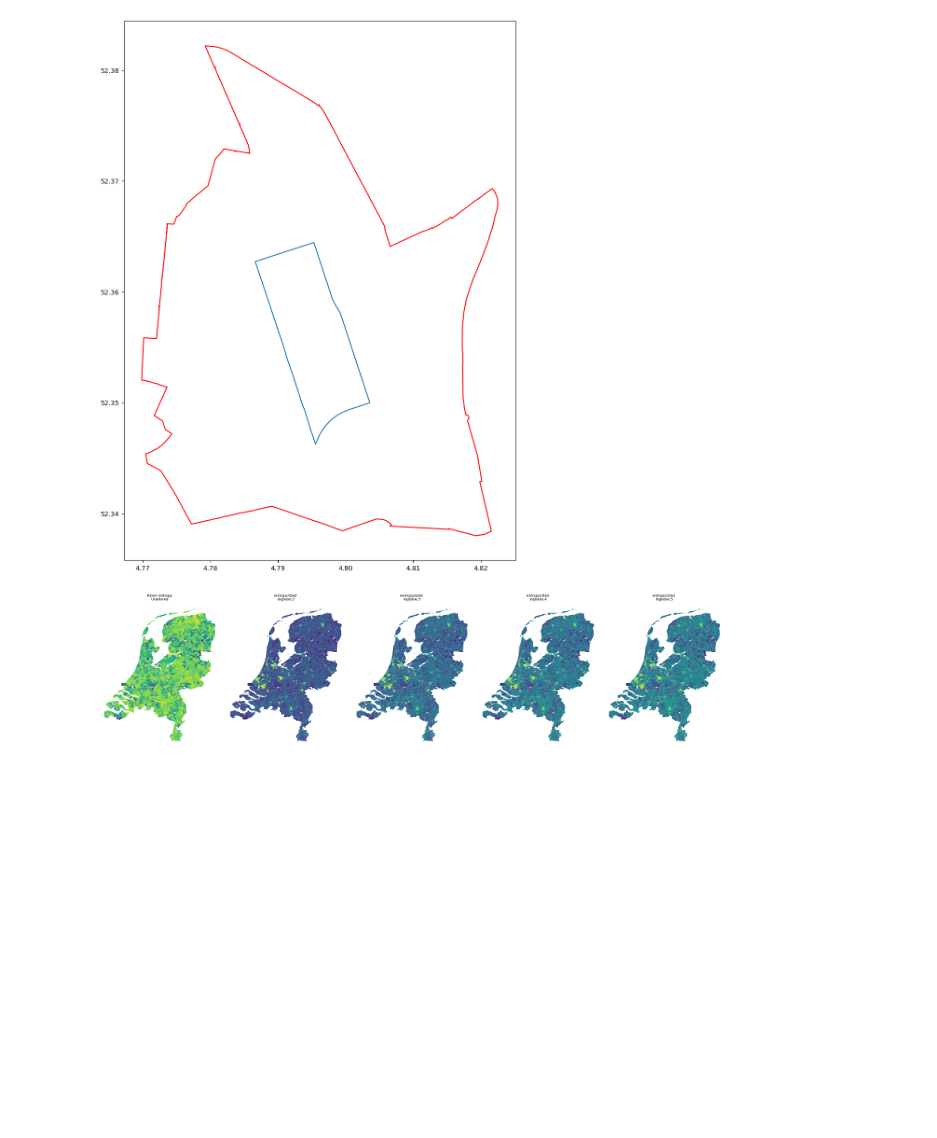
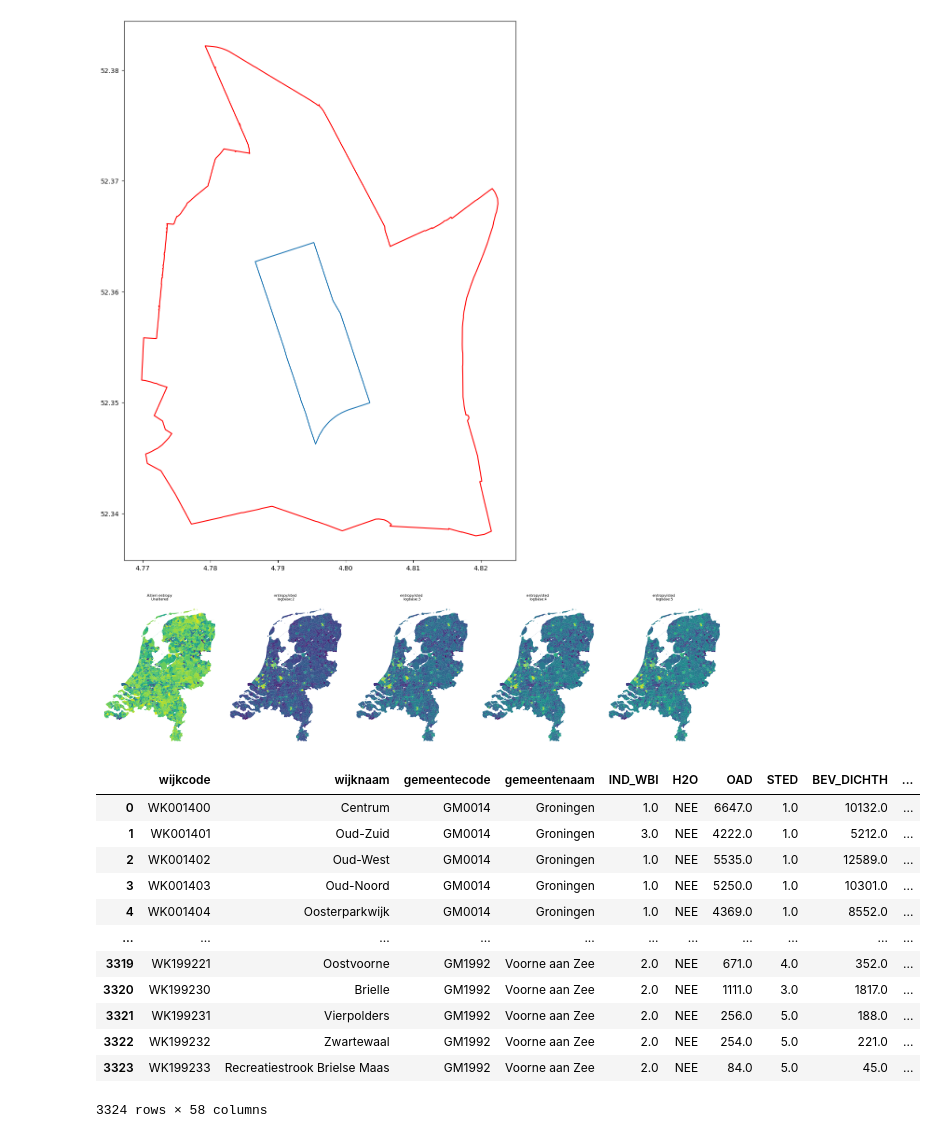
Before and after one commit to Jleeuwenburgh/UrbAN, a Jupyter notebook: wijkplot.ipynb, the cells around one changed output. Drawn from its saved outputs; the diff is of its cells as text; code cells hidden in the pictures; blank space fills up the shorter version.

```diff
--- a/wijkplot.ipynb
+++ b/wijkplot.ipynb
@@ -153,7 +151,7 @@ plt.tight_layout()
 # %% [output]
 [figure]
 # %%
-gemeenten = gpd.read_parquet("data/gemeenten_RE.parquet")
+wijken = gpd.read_parquet("data/wijken_stedent.parquet")
 
 import plotly.colors as pc
 def get_color_from_colorscale(value, colorscale, vmin=0, vmax=1):
@@ -173,35 +171,51 @@ def get_color_from_colorscale(value, colorscale, vmin=0, vmax=1):
 
     # Normalize the value to be within [0, 1]
     norm_value = (value - vmin) / (vmax - vmin)
     norm_value = min(max(norm_value, 0), 1)  # Ensure the value is within [0, 1]
 
     len_colorscale = len(colorscale)
     cutoffs = np.linspace(0, 1, len_colorscale)
 
     lowcolor = None
     highcolor = None
     # find the two closest cutoffs
     for i in range(len_colorscale):
         if cutoffs[i] <= norm_value <= cutoffs[i + 1]:
             lowcolor = colorscale[i]
             highcolor = colorscale[i + 1]
             break
 
     # Use the get_continuous_color function to get the color
     color = pc.find_intermediate_color(
         lowcolor=lowcolor,
         highcolor=highcolor,
         intermed=norm_value,
         colortype='rgb'
     )
 
     return color
 
-vmin = gemeenten["RE_L0_1"].min()
-vmax = gemeenten["RE_L0_1"].max()
+vmin = wijken["sted/entropy"].min()
+vmax = wijken["sted/entropy"].max()
 
-colorscale = pc.sequential.Oryel
+colorscale = pc.sequential.YlGn
 
-gemeenten["color"] = gemeenten["RE_L0_1"].apply(lambda x: get_color_from_colorscale(x, colorscale, vmin, vmax))
+# wijken.loc[:, "color"] = wijken.loc[:, "sted/entropy"].apply(lambda x: get_color_from_colorscale(x, colorscale, 0, vmax))
 
-gemeenten.to_parquet("data/gemeenten_RE_colors.parquet")
+
+
+wijken
+# %% [output]
+|  | wijkcode | wijknaam | gemeentecode | gemeentenaam | IND_WBI | H2O | OAD | STED | BEV_DICHTH | ... |
+| 0 | WK001400 | Centrum | GM0014 | Groningen | 1.0 | NEE | 6647.0 | 1.0 | 10132.0 | ... |
+| 1 | WK001401 | Oud-Zuid | GM0014 | Groningen | 3.0 | NEE | 4222.0 | 1.0 | 5212.0 | ... |
+| 2 | WK001402 | Oud-West | GM0014 | Groningen | 1.0 | NEE | 5535.0 | 1.0 | 12589.0 | ... |
+| 3 | WK001403 | Oud-Noord | GM0014 | Groningen | 1.0 | NEE | 5250.0 | 1.0 | 10301.0 | ... |
+| 4 | WK001404 | Oosterparkwijk | GM0014 | Groningen | 1.0 | NEE | 4369.0 | 1.0 | 8552.0 | ... |
+| ... | ... | ... | ... | ... | ... | ... | ... | ... | ... | ... |
+| 3319 | WK199221 | Oostvoorne | GM1992 | Voorne aan Zee | 2.0 | NEE | 671.0 | 4.0 | 352.0 | ... |
+| 3320 | WK199230 | Brielle | GM1992 | Voorne aan Zee | 2.0 | NEE | 1111.0 | 3.0 | 1817.0 | ... |
+| 3321 | WK199231 | Vierpolders | GM1992 | Voorne aan Zee | 2.0 | NEE | 256.0 | 5.0 | 188.0 | ... |
+| 3322 | WK199232 | Zwartewaal | GM1992 | Voorne aan Zee | 2.0 | NEE | 254.0 | 5.0 | 221.0 | ... |
+| 3323 | WK199233 | Recreatiestrook Brielse Maas | GM1992 | Voorne aan Zee | 2.0 | NEE | 84.0 | 5.0 | 45.0 | ... |
+3324 rows × 58 columns
```
Also changed, not shown: parts of 1 cell of this notebook, 3 other files.
